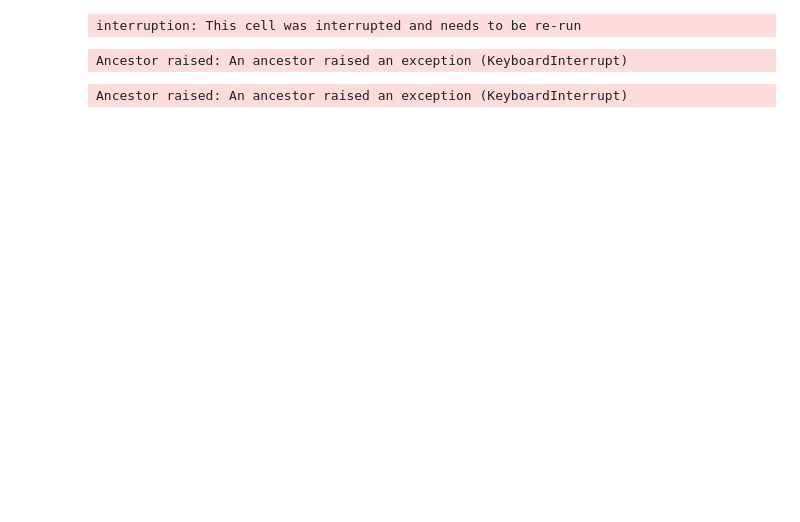
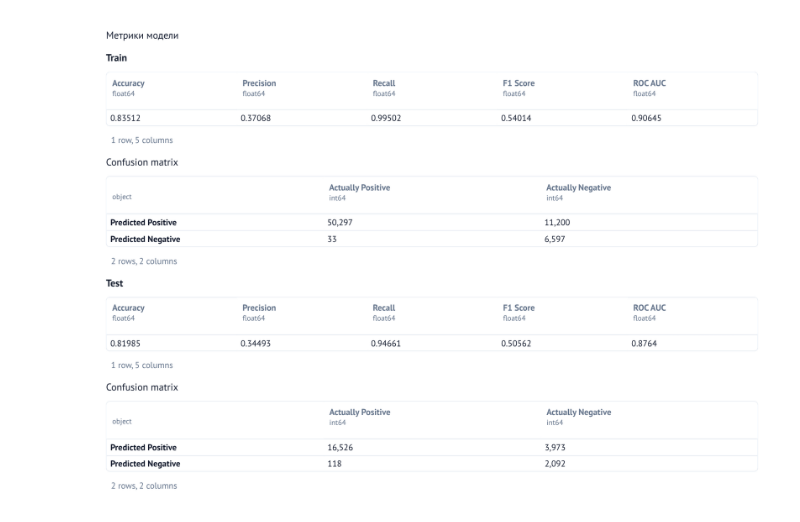
Before and after one commit to Kreoniz/omstu-ml-4, a Jupyter notebook: rgr/__marimo__/save_best_models.ipynb, the cells around one changed output. Cells and saved outputs as stored; diff of their text form; code cells hidden in the pictures; blank space fills up the shorter version.

```diff
--- a/rgr/__marimo__/save_best_models.ipynb
+++ b/rgr/__marimo__/save_best_models.ipynb
@@ -144,20 +184,6 @@ joblib.dump(best_boosting, './models/best_boosting_model.joblib')
 # %%
-best_catboost = CatBoostClassifier(
-    depth=16,
-    learning_rate=0.001,
-    verbose=0,
-    random_seed=SEED,
-    class_weights=[1, 10]
-)
-
-best_catboost.fit(X_train, y_train)
+evaluate_model(best_boosting, X_train, y_train, X_test, y_test)
 # %% [output]
-interruption: This cell was interrupted and needs to be re-run
+[figure, added]
 # %%
-best_catboost.get_feature_importance(prettified=True)
+joblib.dump(best_boosting, './models/best_boosting_model.joblib')
-# %% [output]
-Ancestor raised: An ancestor raised an exception (KeyboardInterrupt)
-# %%
-evaluate_model(best_catboost, X_train, y_train, X_test, y_test)
-# %% [output]
-Ancestor raised: An ancestor raised an exception (KeyboardInterrupt)
```
Also changed, not shown: parts of 40 cells of this notebook, 9 other files.
